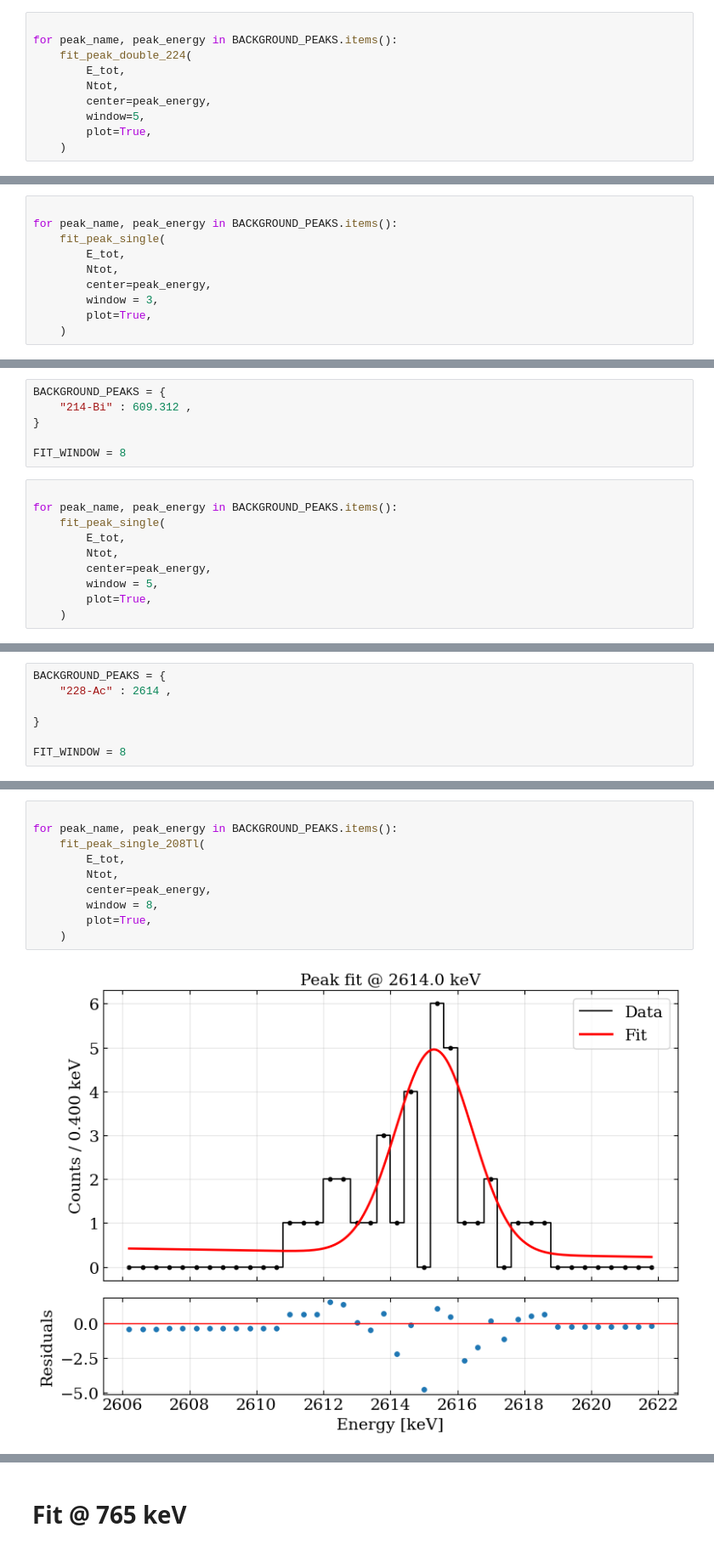
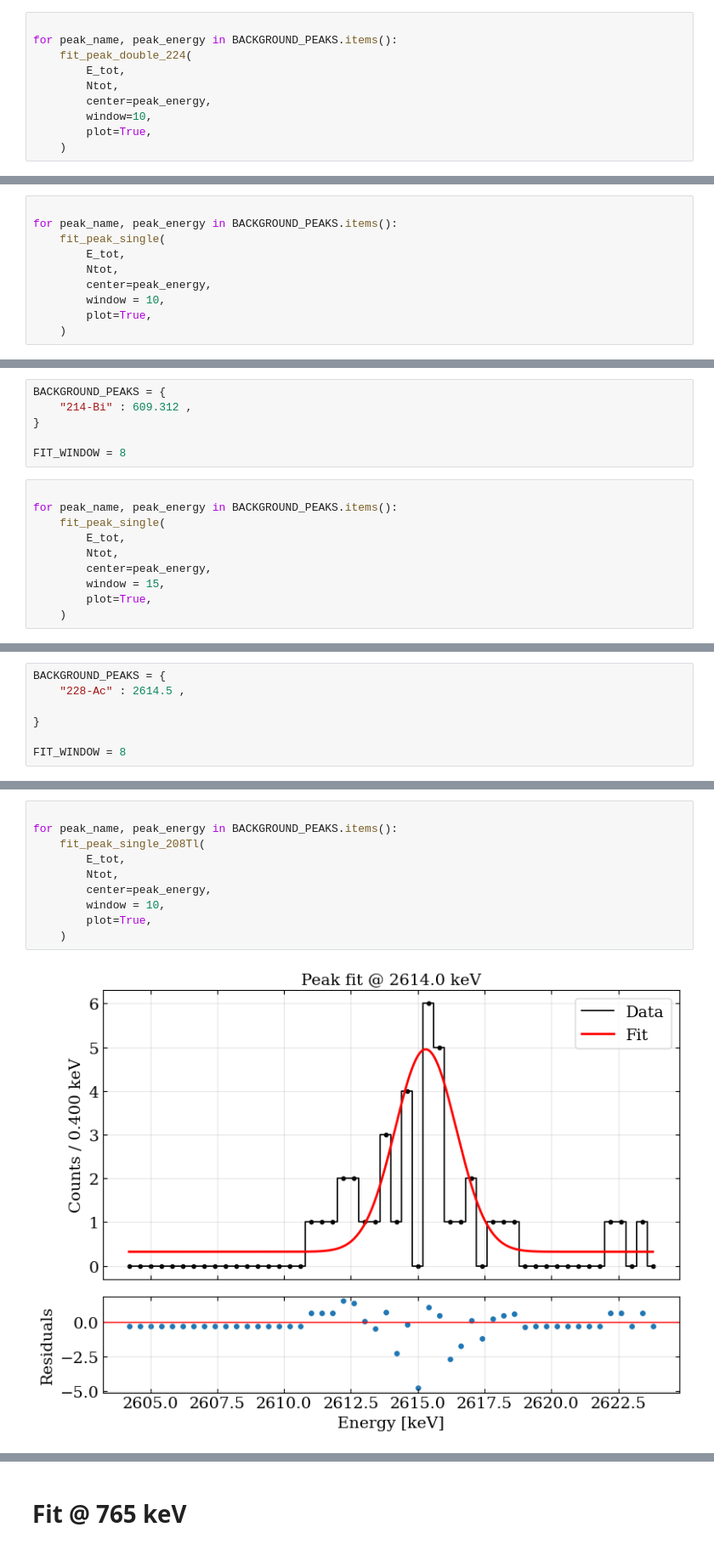
Before and after one commit to RitaF00/ZrO2-double-beta-decay, a Jupyter notebook: 96Zr/backgorund_characterization.ipynb, the cells around one changed output, grey strips where cells are left out. Shown at 85% size. Cells and saved outputs as stored; diff of their text form.

```diff
--- a/96Zr/backgorund_characterization.ipynb
+++ b/96Zr/backgorund_characterization.ipynb
@@ -1060,7 +1341,7 @@ for peak_name, peak_energy in BACKGROUND_PEAKS.items():
         E_tot,
         Ntot,
         center=peak_energy,
-        window=5,
+        window=10,
         plot=True,
     )
 # %% [output]
@@ -1270,7 +1389,7 @@ for peak_name, peak_energy in BACKGROUND_PEAKS.items():
         E_tot,
         Ntot,
         center=peak_energy,
-        window = 3,
+        window = 10,
         plot=True,
     )
 # %% [output]
@@ -1294,7 +1412,7 @@ for peak_name, peak_energy in BACKGROUND_PEAKS.items():
         E_tot,
         Ntot,
         center=peak_energy,
-        window = 5,
+        window = 15,
         plot=True,
     )
 # %% [output]
@@ -1308,6 +1425,6 @@ for peak_name, peak_energy in BACKGROUND_PEAKS.items():
 # %%
 BACKGROUND_PEAKS = {
-    "228-Ac" : 2614 ,
+    "228-Ac" : 2614.5 ,
 
 }
 
@@ -1477,12 +1432,12 @@ def fit_peak_single_208Tl(E, counts, center, window=4, plot=True):
 # %%
 
 for peak_name, peak_energy in BACKGROUND_PEAKS.items():
     fit_peak_single_208Tl(
         E_tot,
         Ntot,
         center=peak_energy,
-        window = 8,
+        window = 10,
         plot=True,
     )
 # %% [output]
-[figure, old version]
+[figure, new version]
```
Also changed, not shown: parts of 46 cells of this notebook, 8 other files.
